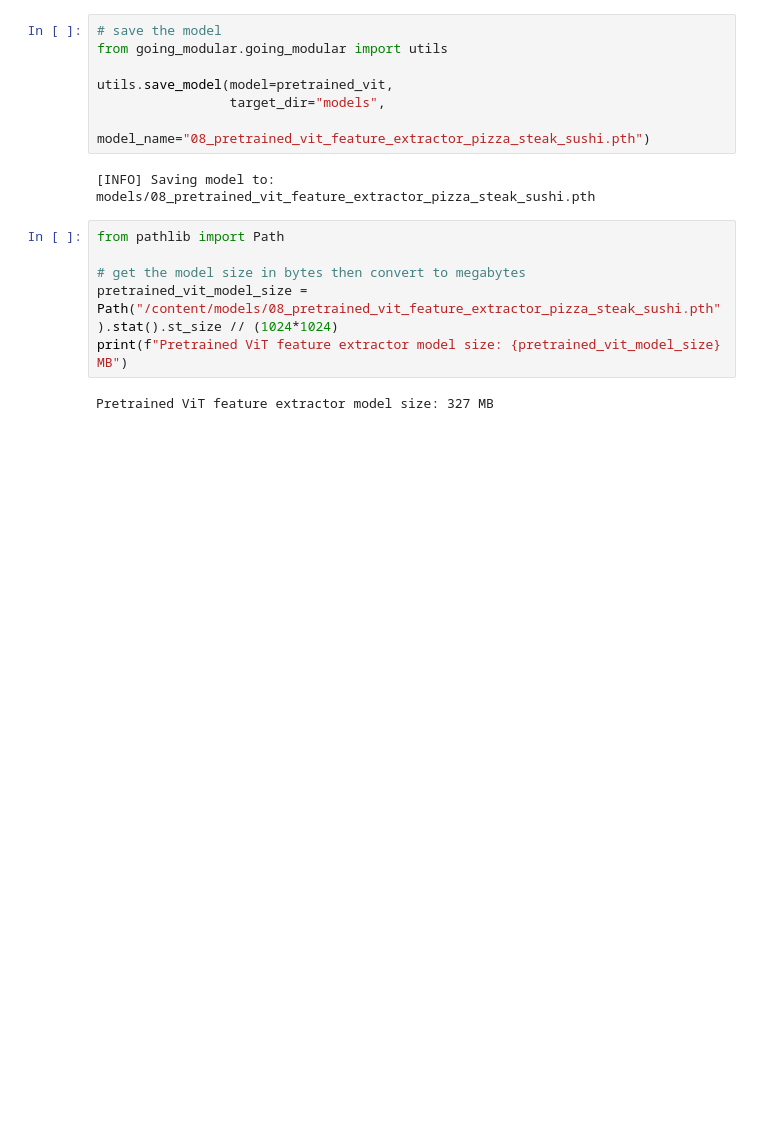
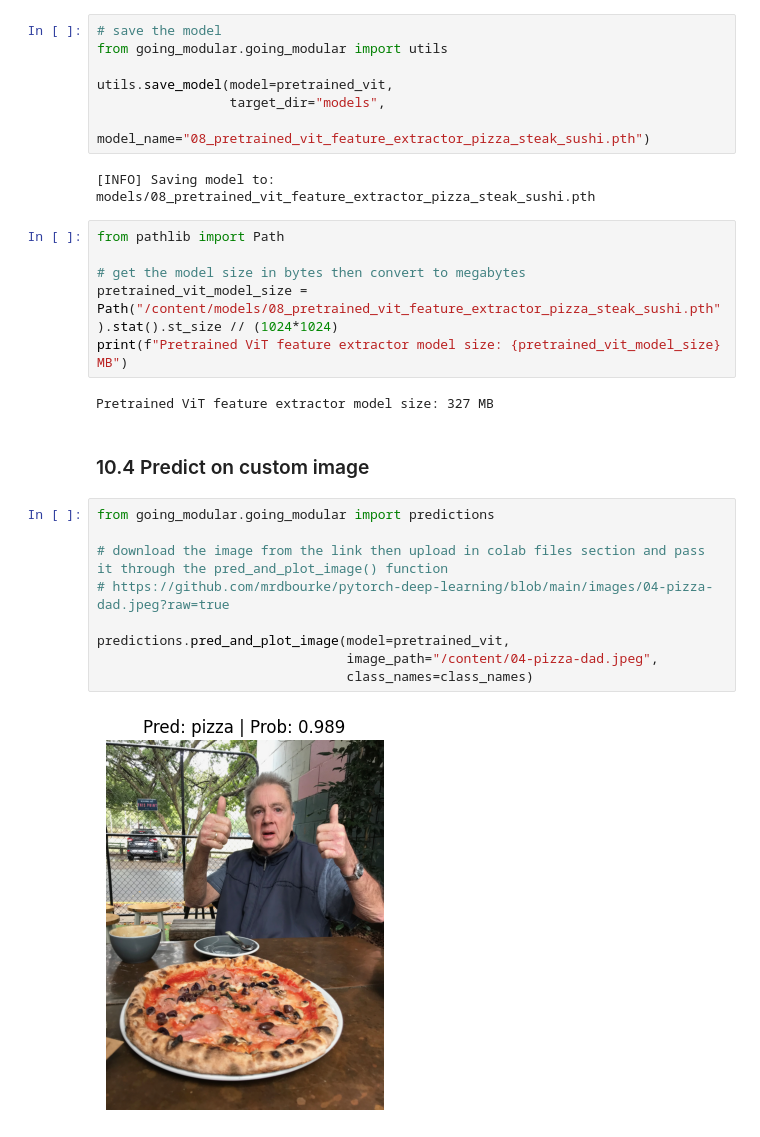
Before and after one commit to Muntasir2179/pytorch-learnig, a Jupyter notebook: 08_pytorch_paper_replicating_.ipynb, the cells around one changed output. Drawn from its saved outputs; the diff is of its cells as text; blank space fills up the shorter version.

Commit message:
prediction on custom image

```diff
--- a/08_pytorch_paper_replicating_.ipynb
+++ b/08_pytorch_paper_replicating_.ipynb
@@ -1244,3 +1244,16 @@ pretrained_vit_model_size = Path("/content/models/08_pretrained_vit_feature_extr
 print(f"Pretrained ViT feature extractor model size: {pretrained_vit_model_size} MB")
 # %% [output]
 Pretrained ViT feature extractor model size: 327 MB
+# %% [markdown]
+### 10.4 Predict on custom image
+# %%
+from going_modular.going_modular import predictions
+
+# download the image from the link then upload in colab files section and pass it through the pred_and_plot_image() function
+# https://github.com/mrdbourke/pytorch-deep-learning/blob/main/images/04-pizza-dad.jpeg?raw=true
+
+predictions.pred_and_plot_image(model=pretrained_vit,
+                                image_path="/content/04-pizza-dad.jpeg",
+                                class_names=class_names)
+# %% [output]
+[figure, added]
```
